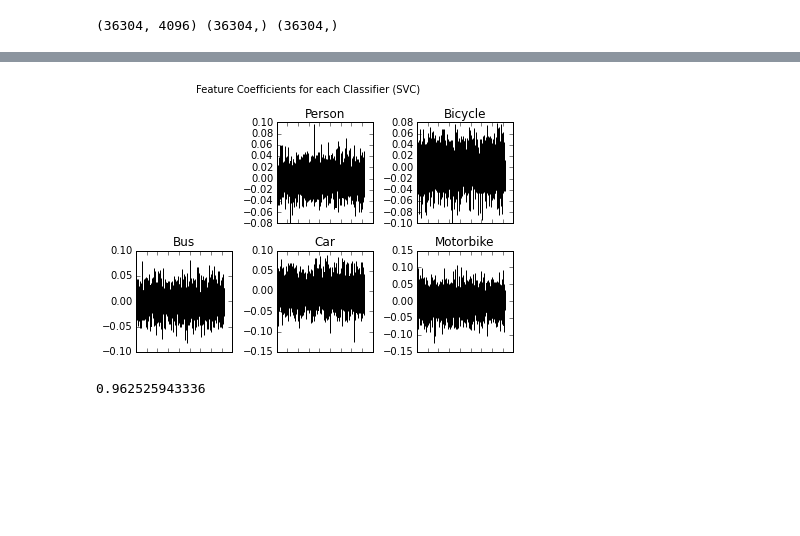
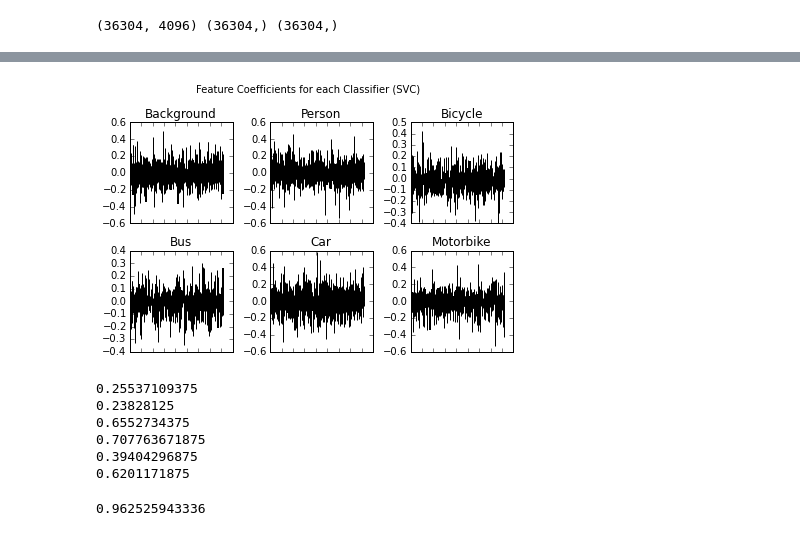
Before and after one commit to bellettif/smartCams, a Jupyter notebook: smartCams/rcnn_features_ml/rcnn_features_ml.ipynb, the cells around one changed output, grey strips where cells are left out. Cells and saved outputs as stored; diff of their text form; code cells hidden in the pictures; blank space fills up the shorter version.

Commit message:
svm with l1 penalty for sparsity

```diff
--- a/smartCams/rcnn_features_ml/rcnn_features_ml.ipynb
+++ b/smartCams/rcnn_features_ml/rcnn_features_ml.ipynb
@@ -75,3 +111,7 @@ classifier = ensemble.RandomForestClassifier(n_estimators=20, max_depth=15, clas
 ## Slow
 # classifier = grid_search.GridSearchCV(svm.SVC(class_weight=class_weight), {'kernel':('linear','rbf'), 'C':[.01, .1, 1, 10, 100]}, scoring=scoring)
 # classifier = neighbors.KNeighborsClassifier()
+# %%
+%%time
+# Train Classifier
+classifier.fit(training_data[:1000], training_labels[:1000]);
@@ -77,0 +129,4 @@ classifier = ensemble.RandomForestClassifier(n_estimators=20, max_depth=15, clas
+# %%
+%%time
+# Train Classifier
+classifier.fit(training_data[:2000], training_labels[:2000]);
@@ -77,0 +144,4 @@ classifier = ensemble.RandomForestClassifier(n_estimators=20, max_depth=15, clas
+# %%
+%%time
+# Train Classifier
+classifier.fit(training_data[:4000], training_labels[:4000]);
@@ -77,0 +159,4 @@ classifier = ensemble.RandomForestClassifier(n_estimators=20, max_depth=15, clas
+# %%
+%%time
+# Train Classifier
+classifier.fit(training_data[:8000], training_labels[:8000]);
@@ -158,42 +295,54 @@ plt.show()
 # %%
 %matplotlib inline
-# Visualize Feature Coefficients for each Class
+# Visualize Feature Coefficients for each Class (sorted magnitude)
 # SVC Classifier
 import matplotlib.pyplot as plt
 
 importances = classifier.best_estimator_.coef_
 
-width = 0.35       # the width of the bars
+width = 1       # the width of the bars
 
 fig = plt.figure()
-# ax = fig.add_subplot(231)
-# ax.set_xticklabels([])
-# plt.bar(np.arange(importances.shape[1]), importances[0,:], width)
-# plt.title("Background")
+ax = fig.add_subplot(231)
+ax.set_xticklabels([])
+plt.bar(np.arange(importances.shape[1]), importances[0,:], width)
+plt.title("Background")
 ax = fig.add_subplot(232)
 ax.set_xticklabels([])
-plt.bar(np.arange(importances.shape[1]), importances[0,:], width)
+plt.bar(np.arange(importances.shape[1]), importances[1,:], width)
 plt.title("Person")
 ax = fig.add_subplot(233)
 ax.set_xticklabels([])
-plt.bar(np.arange(importances.shape[1]), importances[1,:], width)
+plt.bar(np.arange(importances.shape[1]), importances[2,:], width)
 plt.title("Bicycle")
 ax = fig.add_subplot(234)
 ax.set_xticklabels([])
-plt.bar(np.arange(importances.shape[1]), importances[2,:], width)
+plt.bar(np.arange(importances.shape[1]), importances[3,:], width)
 plt.title("Bus")
 ax = fig.add_subplot(235)
 ax.set_xticklabels([])
-plt.bar(np.arange(importances.shape[1]), importances[3,:], width)
+plt.bar(np.arange(importances.shape[1]), importances[4,:], width)
 plt.title("Car")
 ax = fig.add_subplot(236)
 ax.set_xticklabels([])
-plt.bar(np.arange(importances.shape[1]), importances[4,:], width)
+plt.bar(np.arange(importances.shape[1]), importances[5,:], width)
 plt.title("Motorbike")
 
 plt.tight_layout()
 plt.subplots_adjust(top=0.85)
 plt.suptitle("Feature Coefficients for each Classifier (SVC)")
 plt.show()
 # %% [output]
-[figure, old version]
+[figure, new version]
+# %%
+# Print sparsity
+importances = classifier.best_estimator_.coef_
+for i in range(6):
+    print sum(importances[i,:] == 0) / float(len(importances[i,:]))
+# %% [output]
+0.25537109375
+0.23828125
+0.6552734375
+0.707763671875
+0.39404296875
+0.6201171875
```
Also changed, not shown: parts of 16 cells of this notebook, 1 other file.
